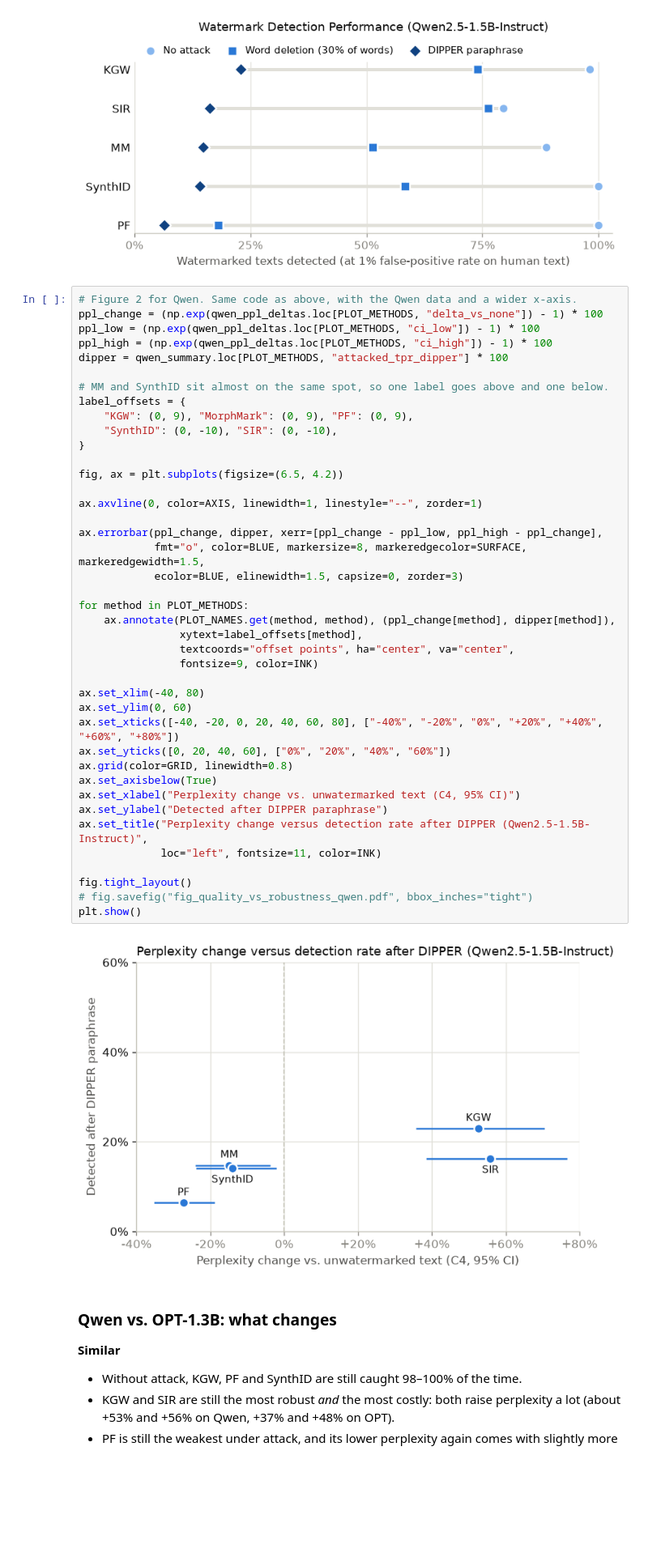
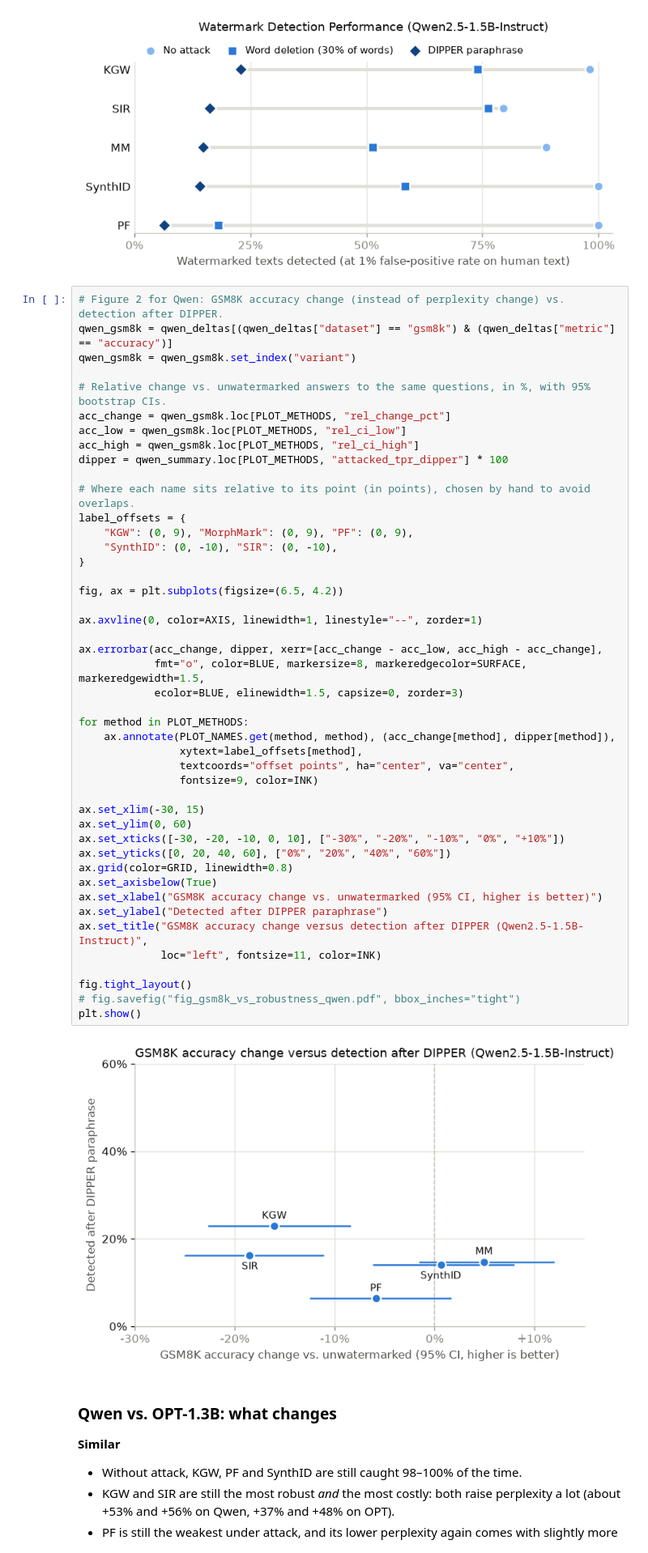
Before and after one commit to PhSchumi/marky-mark, a Jupyter notebook: run_results/plots_tables.ipynb, the cells around one changed output. Shown at 81% size. Drawn from its saved outputs; the diff is of its cells as text; blank space fills up the shorter version.

Commit message:
Qwen Figure 2: GSM8K accuracy change on the x-axis instead of perplexity change
Co-Authored-By: Claude Opus 5.5 <noreply@anthropic.com>

```diff
--- a/run_results/plots_tables.ipynb
+++ b/run_results/plots_tables.ipynb
@@ -351,48 +351,52 @@ plt.show()
 # %% [output]
 [figure]
 # %%
-# Figure 2 for Qwen. Same code as above, with the Qwen data and a wider x-axis.
-ppl_change = (np.exp(qwen_ppl_deltas.loc[PLOT_METHODS, "delta_vs_none"]) - 1) * 100
-ppl_low = (np.exp(qwen_ppl_deltas.loc[PLOT_METHODS, "ci_low"]) - 1) * 100
-ppl_high = (np.exp(qwen_ppl_deltas.loc[PLOT_METHODS, "ci_high"]) - 1) * 100
+# Figure 2 for Qwen: GSM8K accuracy change (instead of perplexity change) vs. detection after DIPPER.
+qwen_gsm8k = qwen_deltas[(qwen_deltas["dataset"] == "gsm8k") & (qwen_deltas["metric"] == "accuracy")]
+qwen_gsm8k = qwen_gsm8k.set_index("variant")
+
+# Relative change vs. unwatermarked answers to the same questions, in %, with 95% bootstrap CIs.
+acc_change = qwen_gsm8k.loc[PLOT_METHODS, "rel_change_pct"]
+acc_low = qwen_gsm8k.loc[PLOT_METHODS, "rel_ci_low"]
+acc_high = qwen_gsm8k.loc[PLOT_METHODS, "rel_ci_high"]
 dipper = qwen_summary.loc[PLOT_METHODS, "attacked_tpr_dipper"] * 100
 
-# MM and SynthID sit almost on the same spot, so one label goes above and one below.
+# Where each name sits relative to its point (in points), chosen by hand to avoid overlaps.
 label_offsets = {
     "KGW": (0, 9), "MorphMark": (0, 9), "PF": (0, 9),
     "SynthID": (0, -10), "SIR": (0, -10),
 }
 
 fig, ax = plt.subplots(figsize=(6.5, 4.2))
 
 ax.axvline(0, color=AXIS, linewidth=1, linestyle="--", zorder=1)
 
-ax.errorbar(ppl_change, dipper, xerr=[ppl_change - ppl_low, ppl_high - ppl_change],
+ax.errorbar(acc_change, dipper, xerr=[acc_change - acc_low, acc_high - acc_change],
             fmt="o", color=BLUE, markersize=8, markeredgecolor=SURFACE, markeredgewidth=1.5,
             ecolor=BLUE, elinewidth=1.5, capsize=0, zorder=3)
 
 for method in PLOT_METHODS:
-    ax.annotate(PLOT_NAMES.get(method, method), (ppl_change[method], dipper[method]),
+    ax.annotate(PLOT_NAMES.get(method, method), (acc_change[method], dipper[method]),
                 xytext=label_offsets[method],
                 textcoords="offset points", ha="center", va="center",
                 fontsize=9, color=INK)
 
-ax.set_xlim(-40, 80)
+ax.set_xlim(-30, 15)
 ax.set_ylim(0, 60)
-ax.set_xticks([-40, -20, 0, 20, 40, 60, 80], ["-40%", "-20%", "0%", "+20%", "+40%", "+60%", "+80%"])
+ax.set_xticks([-30, -20, -10, 0, 10], ["-30%", "-20%", "-10%", "0%", "+10%"])
 ax.set_yticks([0, 20, 40, 60], ["0%", "20%", "40%", "60%"])
 ax.grid(color=GRID, linewidth=0.8)
 ax.set_axisbelow(True)
-ax.set_xlabel("Perplexity change vs. unwatermarked text (C4, 95% CI)")
+ax.set_xlabel("GSM8K accuracy change vs. unwatermarked (95% CI, higher is better)")
 ax.set_ylabel("Detected after DIPPER paraphrase")
-ax.set_title("Perplexity change versus detection rate after DIPPER (Qwen2.5-1.5B-Instruct)",
+ax.set_title("GSM8K accuracy change versus detection after DIPPER (Qwen2.5-1.5B-Instruct)",
              loc="left", fontsize=11, color=INK)
 
 fig.tight_layout()
-# fig.savefig("fig_quality_vs_robustness_qwen.pdf", bbox_inches="tight")
+# fig.savefig("fig_gsm8k_vs_robustness_qwen.pdf", bbox_inches="tight")
 plt.show()
 # %% [output]
-[figure, old version]
+[figure, new version]
 # %% [markdown]
 ### Qwen vs. OPT-1.3B: what changes
 
```
Also changed, not shown: parts of 1 cell of this notebook.
